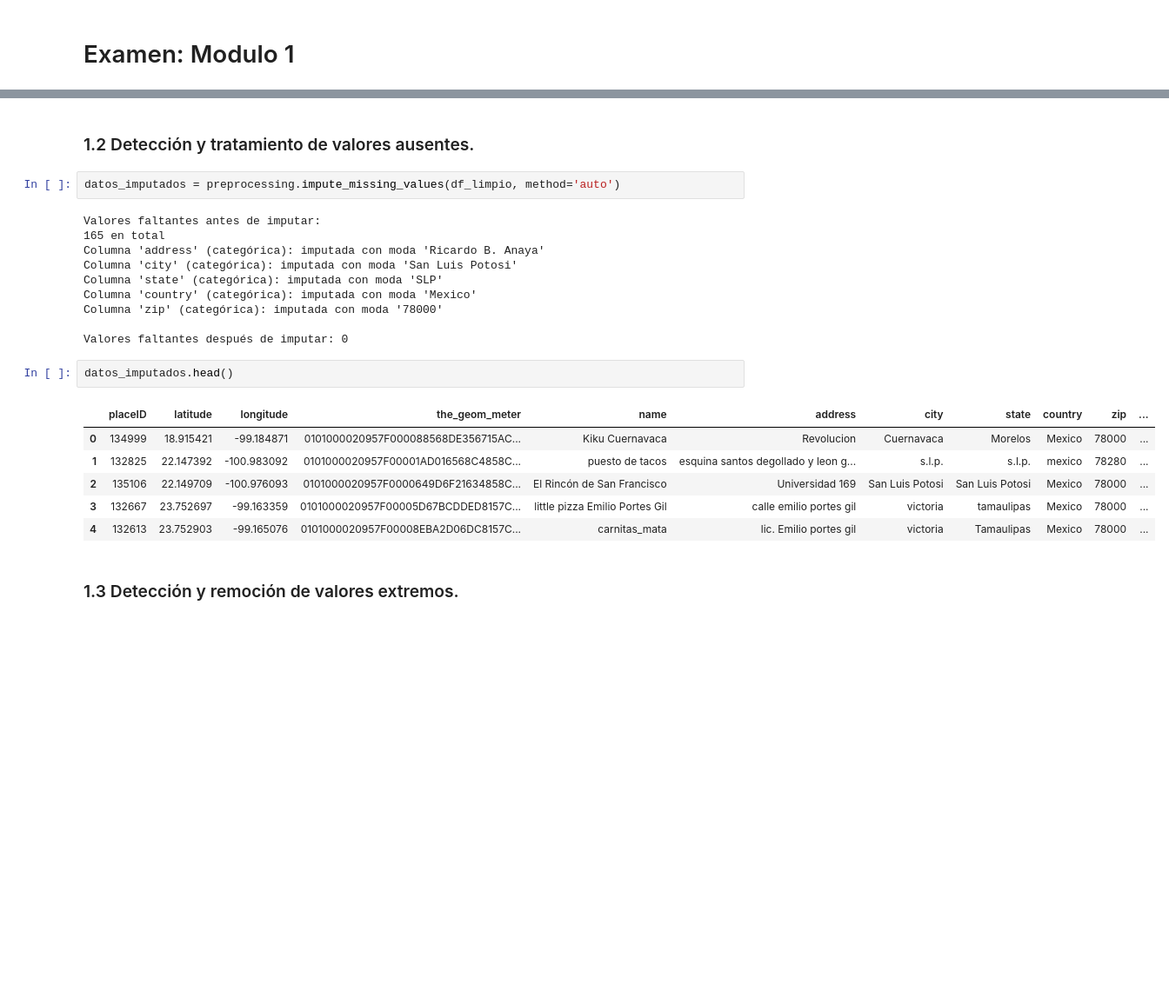
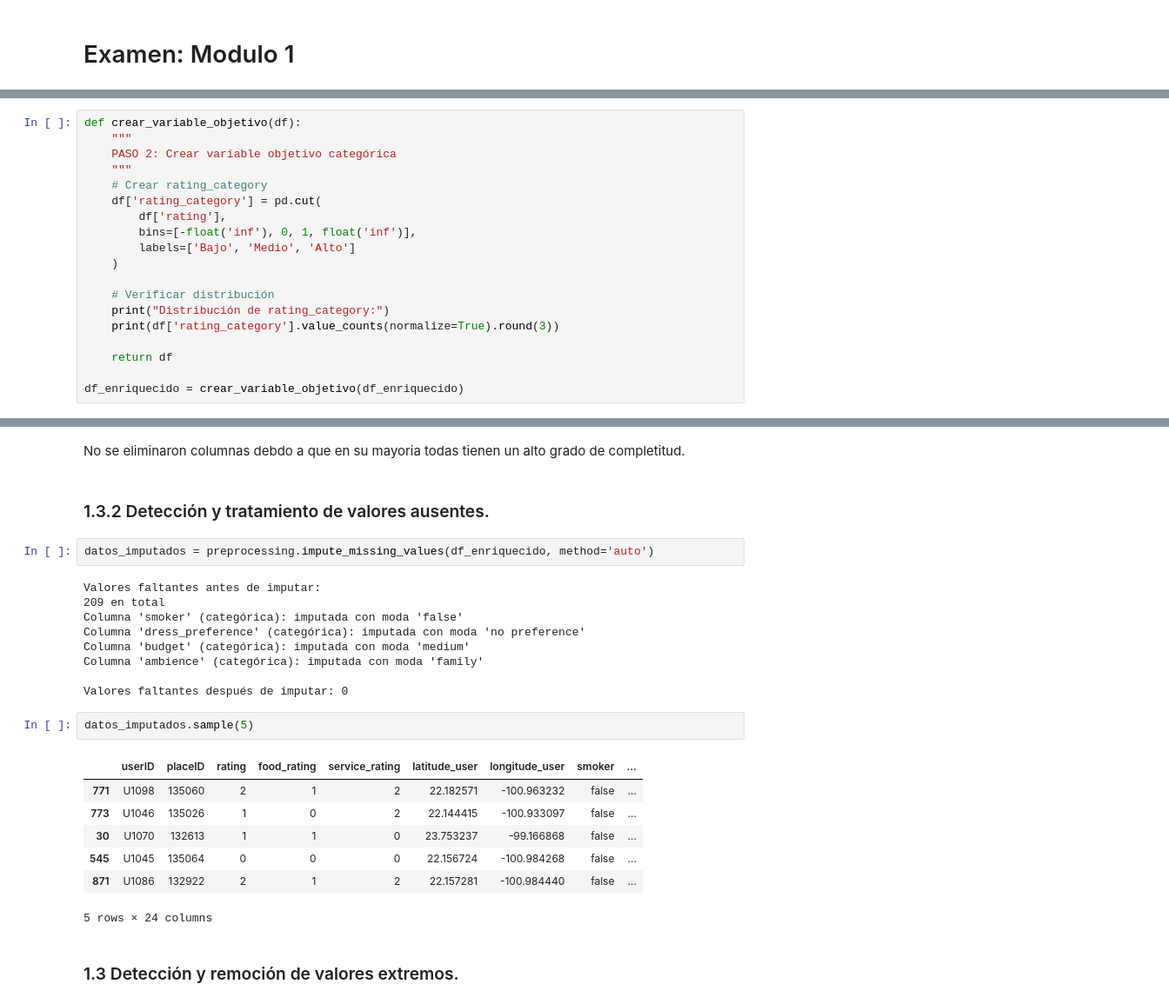
Before and after one commit to somexav/ciencia_datos_examen, a Jupyter notebook: examen.ipynb, the cells around one changed output, grey strips where cells are left out. Shown at 87% size. Saved outputs shown, nothing was run; the diff lists cells and outputs as text; blank space fills up the shorter version.

```diff
--- a/examen.ipynb
+++ b/examen.ipynb
@@ -2,0 +193,19 @@
+# %%
+def crear_variable_objetivo(df):
+    """
+    PASO 2: Crear variable objetivo categórica
+    """
+    # Crear rating_category
+    df['rating_category'] = pd.cut(
+        df['rating'],
+        bins=[-float('inf'), 0, 1, float('inf')],
+        labels=['Bajo', 'Medio', 'Alto']
+    )
+
+    # Verificar distribución
+    print("Distribución de rating_category:")
+    print(df['rating_category'].value_counts(normalize=True).round(3))
+
+    return df
+
+df_enriquecido = crear_variable_objetivo(df_enriquecido)
@@ -86,26 +301,28 @@ dtype: float64
+# %% [markdown]
+No se eliminaron columnas debdo a que en su mayoria todas tienen un alto grado de completitud.
 # %% [markdown]
-### 1.2  Detección y tratamiento de valores ausentes.
+### 1.3.2  Detección y tratamiento de valores ausentes.
 # %%
-datos_imputados = preprocessing.impute_missing_values(df_limpio, method='auto')
+datos_imputados = preprocessing.impute_missing_values(df_enriquecido, method='auto')
 # %% [output]
 Valores faltantes antes de imputar:
-165 en total
-Columna 'address' (categórica): imputada con moda 'Ricardo B. Anaya'
-Columna 'city' (categórica): imputada con moda 'San Luis Potosi'
-Columna 'state' (categórica): imputada con moda 'SLP'
-Columna 'country' (categórica): imputada con moda 'Mexico'
-Columna 'zip' (categórica): imputada con moda '78000'
+209 en total
+Columna 'smoker' (categórica): imputada con moda 'false'
+Columna 'dress_preference' (categórica): imputada con moda 'no preference'
+Columna 'budget' (categórica): imputada con moda 'medium'
+Columna 'ambience' (categórica): imputada con moda 'family'
 
 Valores faltantes después de imputar: 0
 # %%
-datos_imputados.head()
+datos_imputados.sample(5)
 # %% [output]
-|  | placeID | latitude | longitude | the_geom_meter | name | address | city | state | country | zip | ... |
-| 0 | 134999 | 18.915421 | -99.184871 | 0101000020957F000088568DE356715AC... | Kiku Cuernavaca | Revolucion | Cuernavaca | Morelos | Mexico | 78000 | ... |
-| 1 | 132825 | 22.147392 | -100.983092 | 0101000020957F00001AD016568C4858C... | puesto de tacos | esquina santos degollado y leon g... | s.l.p. | s.l.p. | mexico | 78280 | ... |
-| 2 | 135106 | 22.149709 | -100.976093 | 0101000020957F0000649D6F21634858C... | El Rincón de San Francisco | Universidad 169 | San Luis Potosi | San Luis Potosi | Mexico | 78000 | ... |
-| 3 | 132667 | 23.752697 | -99.163359 | 0101000020957F00005D67BCDDED8157C... | little pizza Emilio Portes Gil | calle emilio portes gil | victoria | tamaulipas | Mexico | 78000 | ... |
-| 4 | 132613 | 23.752903 | -99.165076 | 0101000020957F00008EBA2D06DC8157C... | carnitas_mata | lic. Emilio portes gil | victoria | Tamaulipas | Mexico | 78000 | ... |
+|  | userID | placeID | rating | food_rating | service_rating | latitude_user | longitude_user | smoker | ... |
+| 771 | U1098 | 135060 | 2 | 1 | 2 | 22.182571 | -100.963232 | false | ... |
+| 773 | U1046 | 135026 | 1 | 0 | 2 | 22.144415 | -100.933097 | false | ... |
+| 30 | U1070 | 132613 | 1 | 1 | 0 | 23.753237 | -99.166868 | false | ... |
+| 545 | U1045 | 135064 | 0 | 0 | 0 | 22.156724 | -100.984268 | false | ... |
+| 871 | U1086 | 132922 | 2 | 1 | 2 | 22.157281 | -100.984440 | false | ... |
+5 rows × 24 columns
 # %% [markdown]
 ### 1.3  Detección y remoción de valores extremos.
 # %%
```
Also changed, not shown: parts of 31 cells of this notebook, 1 other file.
